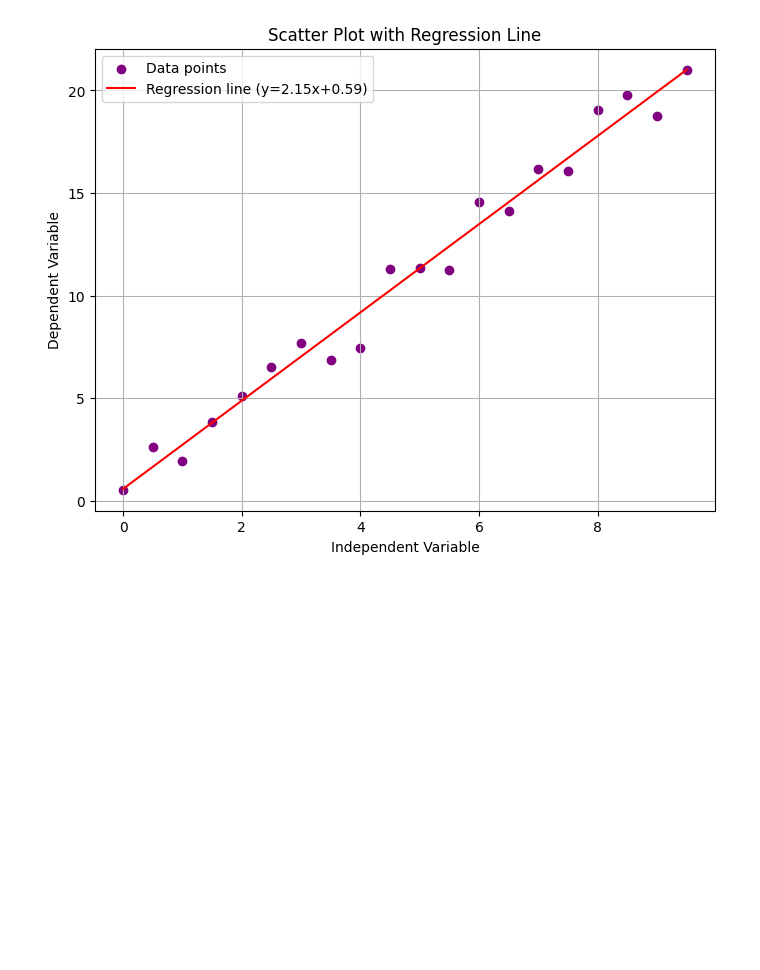
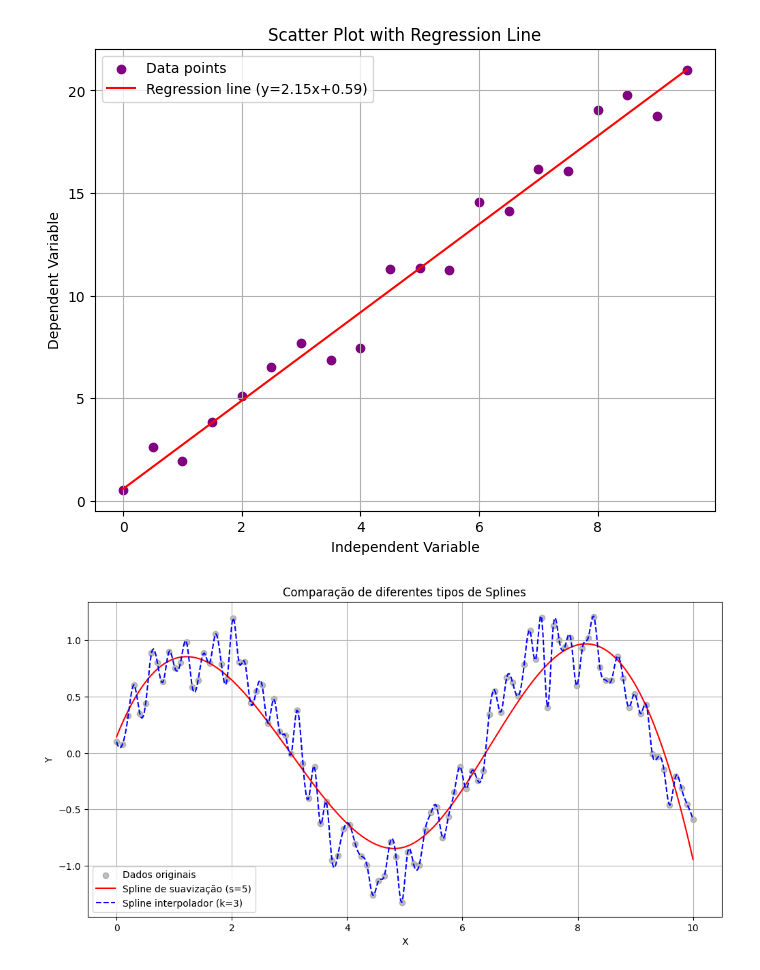
Before and after one commit to gustavocoderjs/An-lise-de-Dados-, a Jupyter notebook: Notebooks/scatter_plot.ipynb, the cells around one changed output. Cells and saved outputs as stored; diff of their text form; code cells hidden in the pictures; blank space fills up the shorter version.

Commit message:
Alterações em: scattter_plot.py

```diff
--- a/Notebooks/scatter_plot.ipynb
+++ b/Notebooks/scatter_plot.ipynb
@@ -81,3 +81,31 @@ plt.grid(True)
 plt.show()
 # %% [output]
 [figure]
+# %%
+import numpy as np
+import matplotlib.pyplot as plt
+from scipy.interpolate import UnivariateSpline, BSpline, make_interp_spline
+
+# Gerar dados não-lineares com ruído
+np.random.seed(42)
+x = np.linspace(0, 10, 100)
+y = np.sin(x) + np.random.normal(0, 0.2, 100)
+
+# Ajustar diferentes tipos de splines
+spline_suave = UnivariateSpline(x, y, s=5)  # Spline de suavização
+spline_interp = make_interp_spline(x, y, k=3)  # Spline interpolador
+x_fine = np.linspace(0, 10, 500)  # Grid mais fino para plotagem
+
+# Plotar os resultados
+plt.figure(figsize=(12, 6))
+plt.scatter(x, y, color='gray', alpha=0.5, label='Dados originais')
+plt.plot(x_fine, spline_suave(x_fine), 'r-', label='Spline de suavização (s=5)')
+plt.plot(x_fine, spline_interp(x_fine), 'b--', label='Spline interpolador (k=3)')
+plt.title('Comparação de diferentes tipos de Splines')
+plt.xlabel('X')
+plt.ylabel('Y')
+plt.legend()
+plt.grid(True)
+plt.show()
+# %% [output]
+[figure, added]
```
Also changed, not shown: parts of 1 cell of this notebook.
